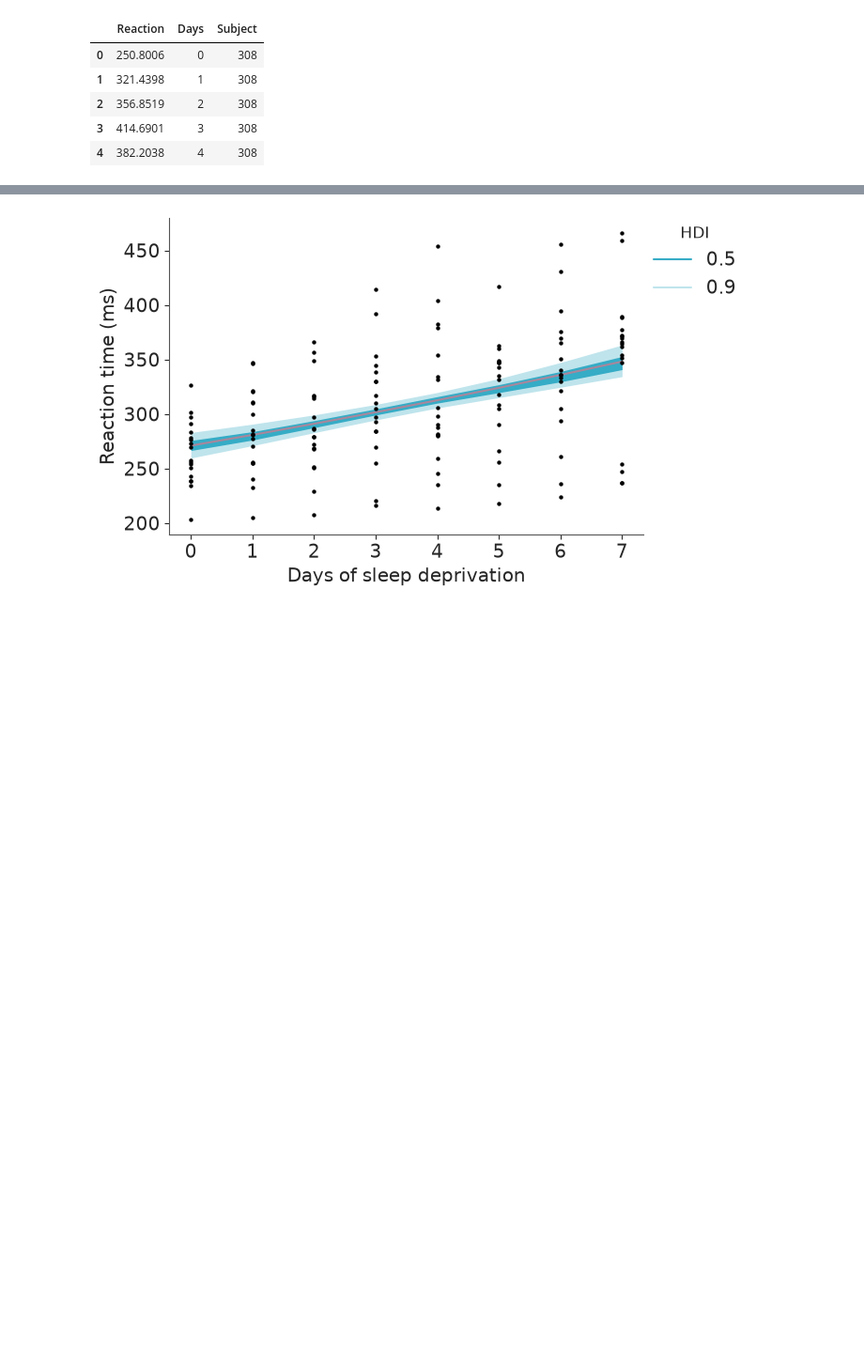
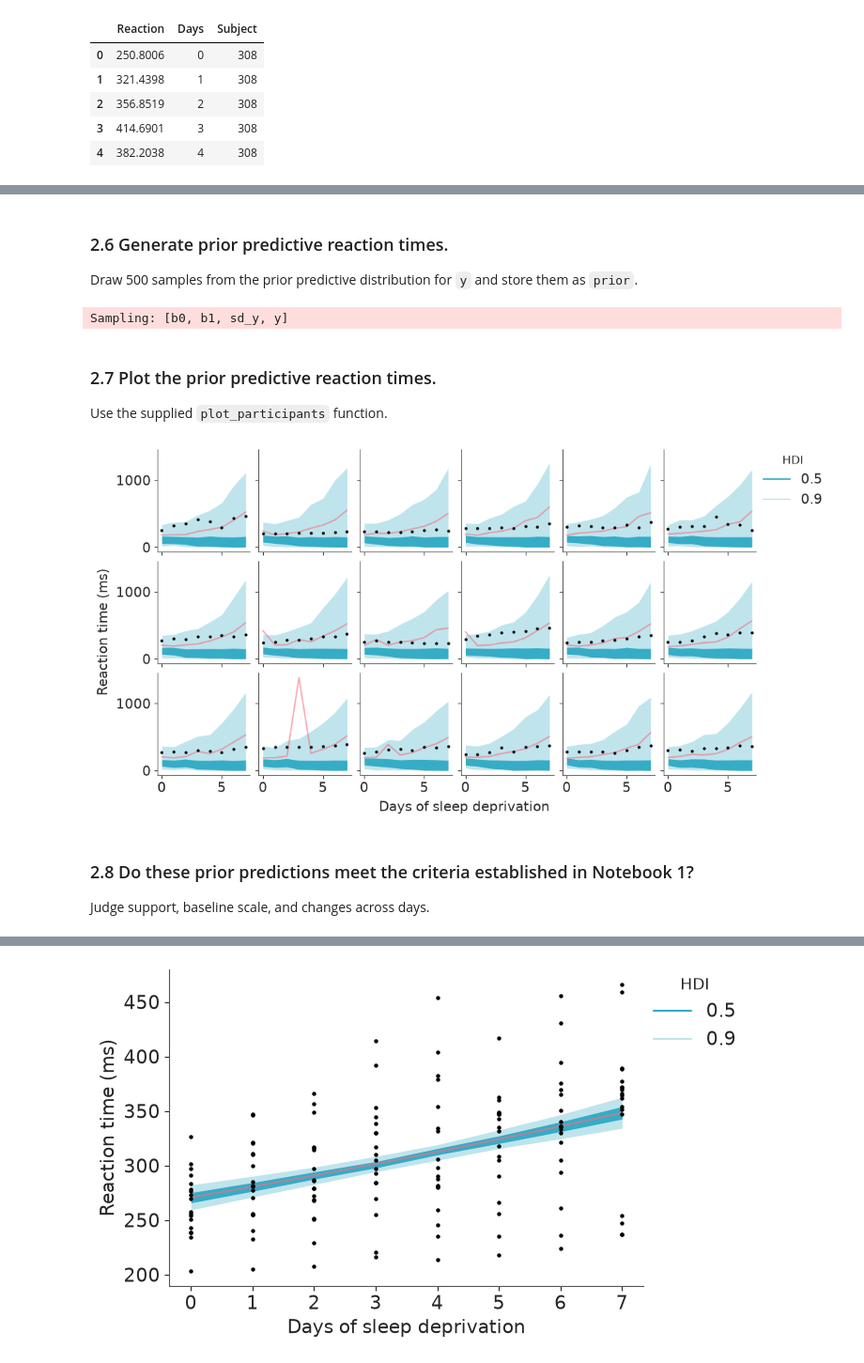
Before and after one commit to opherdonchin/BayesShortCourse, a Jupyter notebook: sleep/solved/06_lognormal_regression.ipynb, the cells around one changed output, grey strips where cells are left out. Shown at 94% size. Saved outputs shown, nothing was run; the diff lists cells and outputs as text; code cells hidden in the pictures; blank space fills up the shorter version.

```diff
--- a/sleep/solved/06_lognormal_regression.ipynb
+++ b/sleep/solved/06_lognormal_regression.ipynb
@@ -272,0 +301,50 @@ This plot shows posterior uncertainty in the population-average expected reactio
+# %%
+with pm.Model(coords=coords) as model:
+    days = pm.Data("days", sleep["Days"].to_numpy(), dims="obs_id")
+
+    b0 = pm.Normal("b0", mu=mu_b0, sigma=sd_b0)
+    b1 = pm.Normal("b1", mu=mu_b1, sigma=sd_b1)
+    sd_y = pm.Exponential("sd_y", scale=mu_sd_y)
+
+    mu_y = pm.Deterministic("mu_y", b0 + b1 * days, dims="obs_id")
+
+    # Expected reaction time in milliseconds
+    mean_rt = pm.Deterministic(
+        "mean_rt",
+        pm.math.exp(mu_y + sd_y**2 / 2),
+        dims="obs_id",
+    )
+
+    y = pm.LogNormal(
+        "y",
+        mu=mu_y,
+        sigma=sd_y,
+        observed=sleep["Reaction"].to_numpy(),
+        dims="obs_id",
+    )
+# %% [markdown]
+### 2.6 Generate prior predictive reaction times.
+
+Draw 500 samples from the prior predictive distribution for `y` and store them as `prior`.
+# %%
+with model:
+    prior = pm.sample_prior_predictive(
+        draws=500,
+        var_names=["y"],
+        random_seed=RANDOM_SEED,
+    )
+# %% [output]
+Sampling: [b0, b1, sd_y, y]
+# %% [markdown]
+### 2.7 Plot the prior predictive reaction times.
+
+Use the supplied `plot_participants` function.
+# %%
+plot_participants(prior, "prior_predictive", "y")
+plt.show()
+# %% [output]
+[figure, added]
+# %% [markdown]
+### 2.8 Do these prior predictions meet the criteria established in Notebook 1?
+
+Judge support, baseline scale, and changes across days.
```
Also changed, not shown: parts of 98 cells of this notebook, 3 other files.
